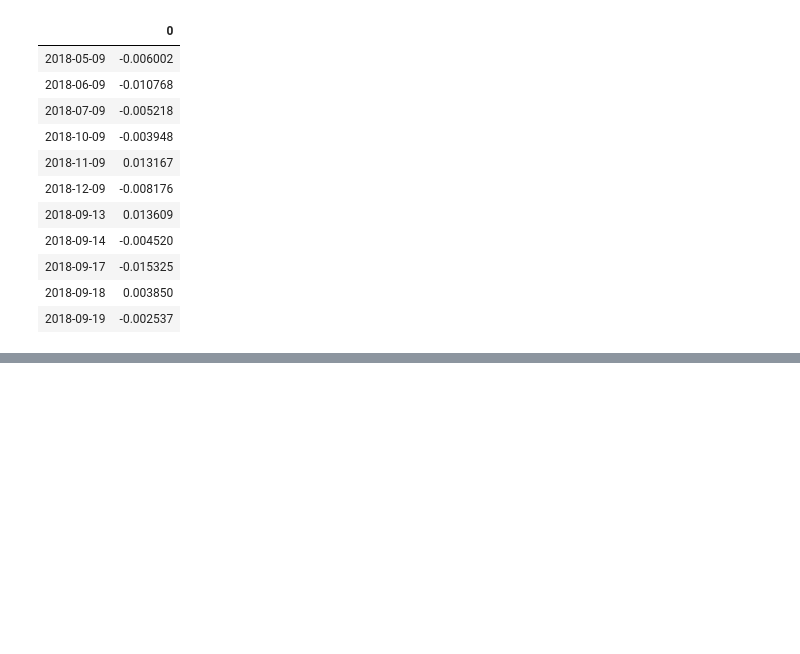
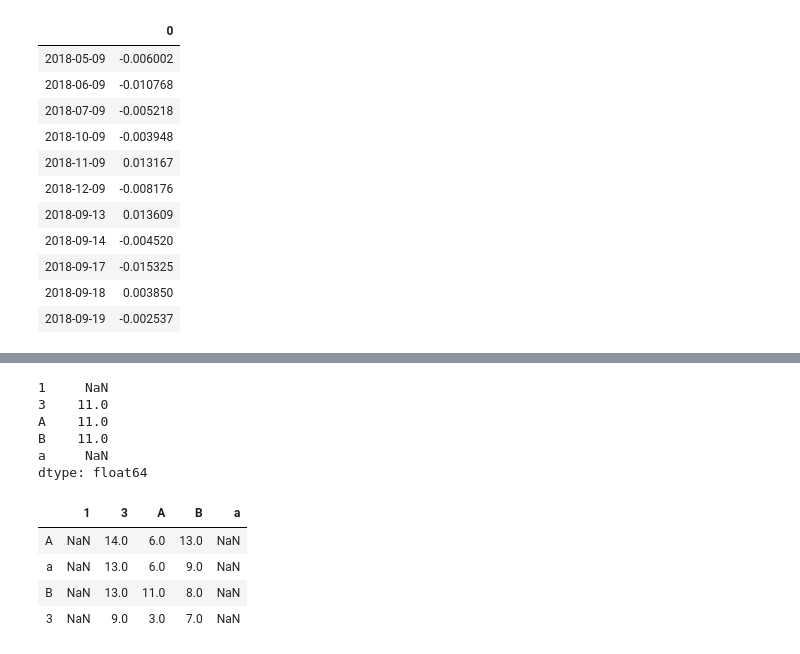
Before and after one commit to bashtage/python-introduction, a Jupyter notebook: solutions/introduction/lesson-8.ipynb, the cells around one changed output, grey strips where cells are left out. Drawn from its saved outputs; the diff is of its cells as text; code cells hidden in the pictures; blank space fills up the shorter version.

```diff
--- a/solutions/introduction/lesson-8.ipynb
+++ b/solutions/introduction/lesson-8.ipynb
@@ -300,0 +323,30 @@ port_ret
+# %%
+# Setup: Data for exercise
+import pandas as pd
+import numpy as np
+
+rs = np.random.RandomState(19991231)
+
+idx = ["A","a","B",3]
+columns = ["A",1,"B",3]
+a = pd.Series([1,2,3,4], index=idx)
+b = pd.Series([10,9,8,7], index=columns)
+values = rs.randint(1, 11, size=(4,4))
+c = pd.DataFrame(values, columns=columns, index=idx)
+# %%
+a + b
+# %% [output]
+1     NaN
+3    11.0
+A    11.0
+B    11.0
+a     NaN
+dtype: float64
+# %%
+a + c
+# %% [output]
+|  | 1 | 3 | A | B | a |
+| A | NaN | 14.0 | 6.0 | 13.0 | NaN |
+| a | NaN | 13.0 | 6.0 | 9.0 | NaN |
+| B | NaN | 13.0 | 11.0 | 8.0 | NaN |
+| 3 | NaN | 9.0 | 3.0 | 7.0 | NaN |
```
Also changed, not shown: parts of 8 cells of this notebook, 37 other files.
